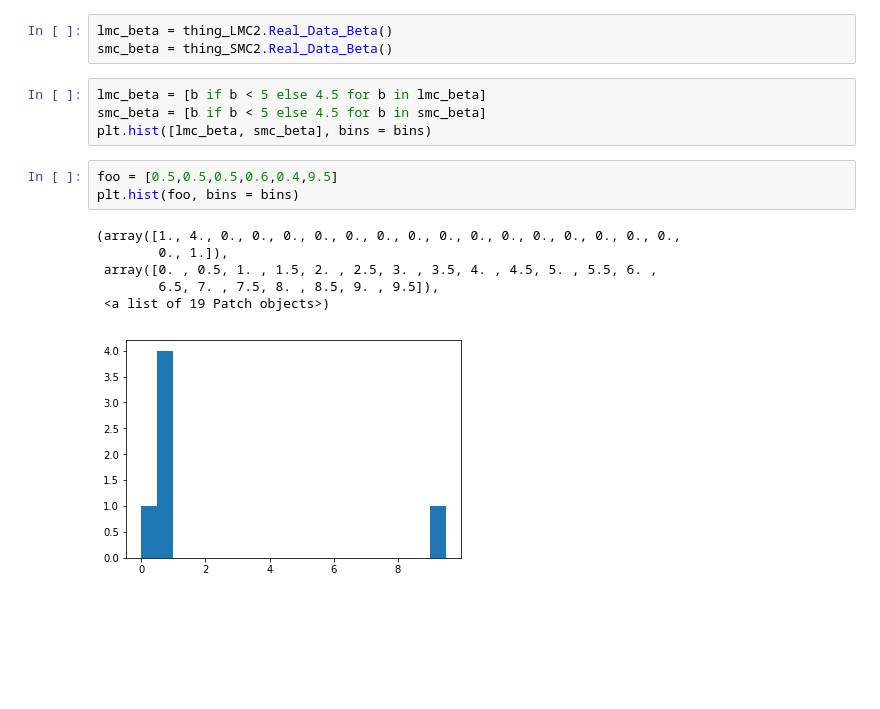
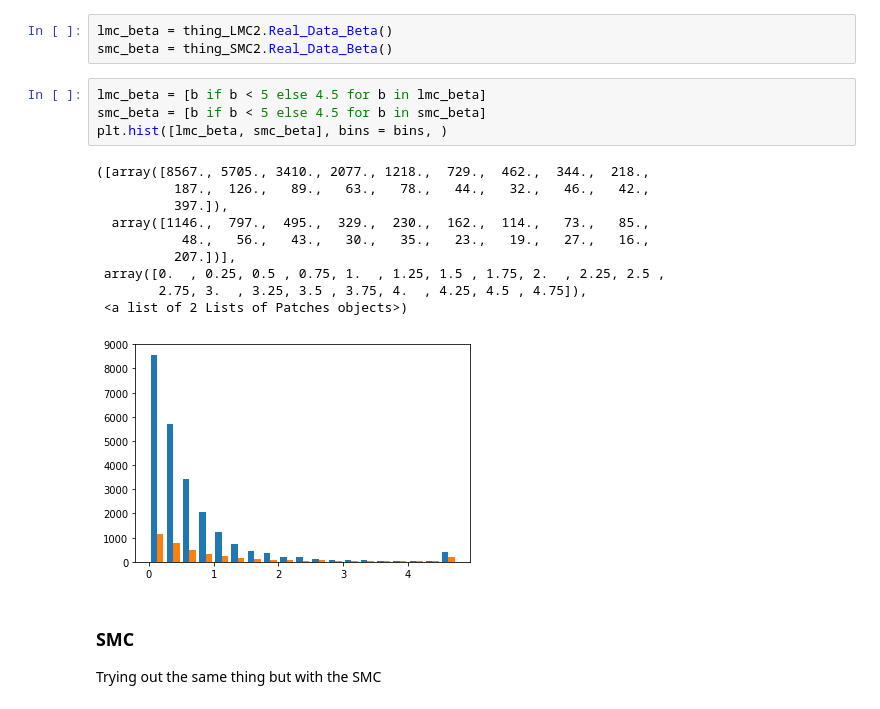
Before and after one commit to CodyDBrown/Binary-Search, a Jupyter notebook: Beta Basse.ipynb, the cells around one changed output. Drawn from its saved outputs; the diff is of its cells as text; blank space fills up the shorter version.

```diff
--- a/Beta Basse.ipynb
+++ b/Beta Basse.ipynb
@@ -248,14 +257,18 @@ smc_beta = thing_SMC2.Real_Data_Beta()
 # %%
 lmc_beta = [b if b < 5 else 4.5 for b in lmc_beta]
 smc_beta = [b if b < 5 else 4.5 for b in smc_beta]
-plt.hist([lmc_beta, smc_beta], bins = bins)
+plt.hist([lmc_beta, smc_beta], bins = bins, )
+# %% [output]
+([array([8567., 5705., 3410., 2077., 1218.,  729.,  462.,  344.,  218.,
+          187.,  126.,   89.,   63.,   78.,   44.,   32.,   46.,   42.,
+          397.]),
+  array([1146.,  797.,  495.,  329.,  230.,  162.,  114.,   73.,   85.,
+           48.,   56.,   43.,   30.,   35.,   23.,   19.,   27.,   16.,
+          207.])],
+ array([0.  , 0.25, 0.5 , 0.75, 1.  , 1.25, 1.5 , 1.75, 2.  , 2.25, 2.5 ,
+        2.75, 3.  , 3.25, 3.5 , 3.75, 4.  , 4.25, 4.5 , 4.75]),
+ <a list of 2 Lists of Patches objects>)
+[figure, added]
-# %%
-foo = [0.5,0.5,0.5,0.6,0.4,9.5]
-plt.hist(foo, bins = bins)
-# %% [output]
-(array([1., 4., 0., 0., 0., 0., 0., 0., 0., 0., 0., 0., 0., 0., 0., 0., 0.,
-        0., 1.]),
- array([0. , 0.5, 1. , 1.5, 2. , 2.5, 3. , 3.5, 4. , 4.5, 5. , 5.5, 6. ,
-        6.5, 7. , 7.5, 8. , 8.5, 9. , 9.5]),
- <a list of 19 Patch objects>)
-[figure, removed]
+# %% [markdown]
+### SMC
+Trying out the same thing but with the SMC
```
Also changed, not shown: parts of 12 cells of this notebook, 1 other file.
